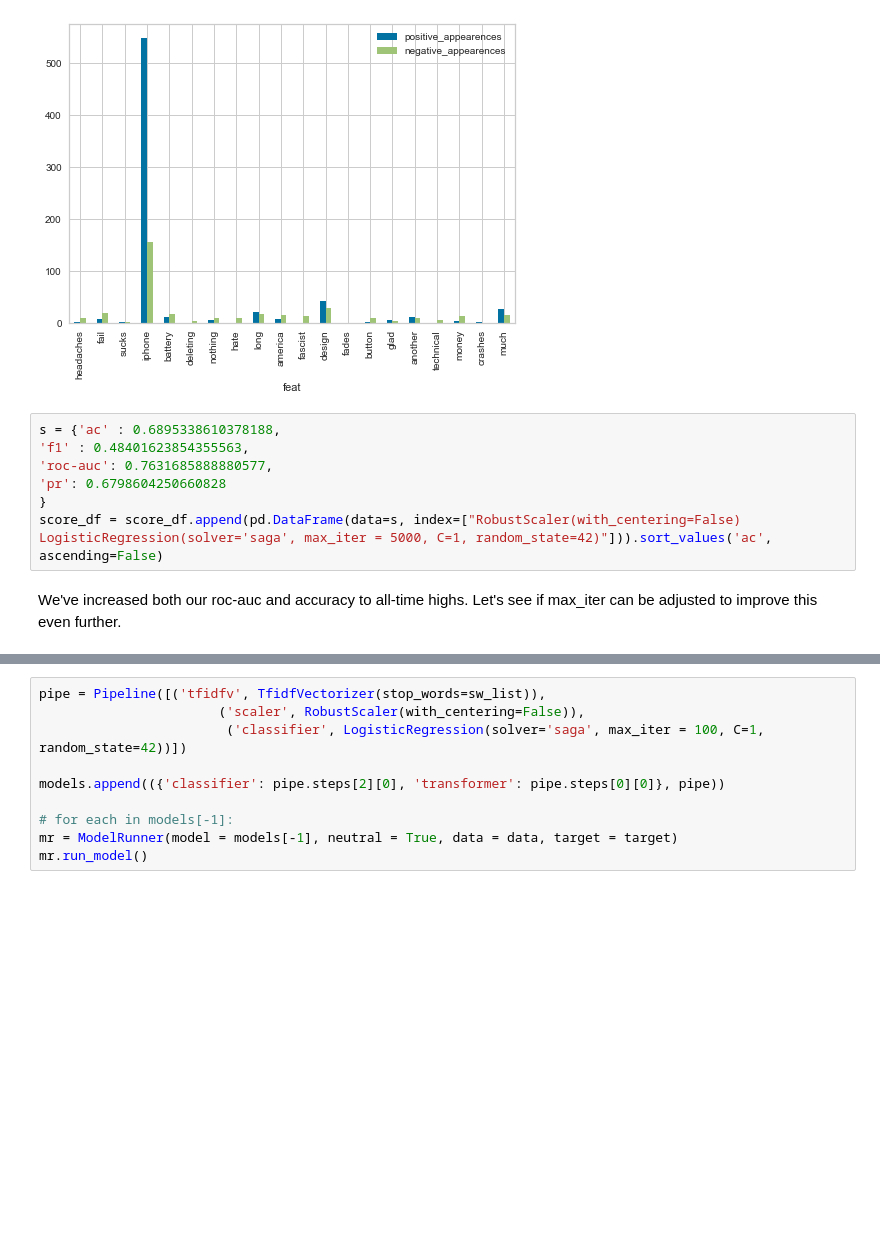
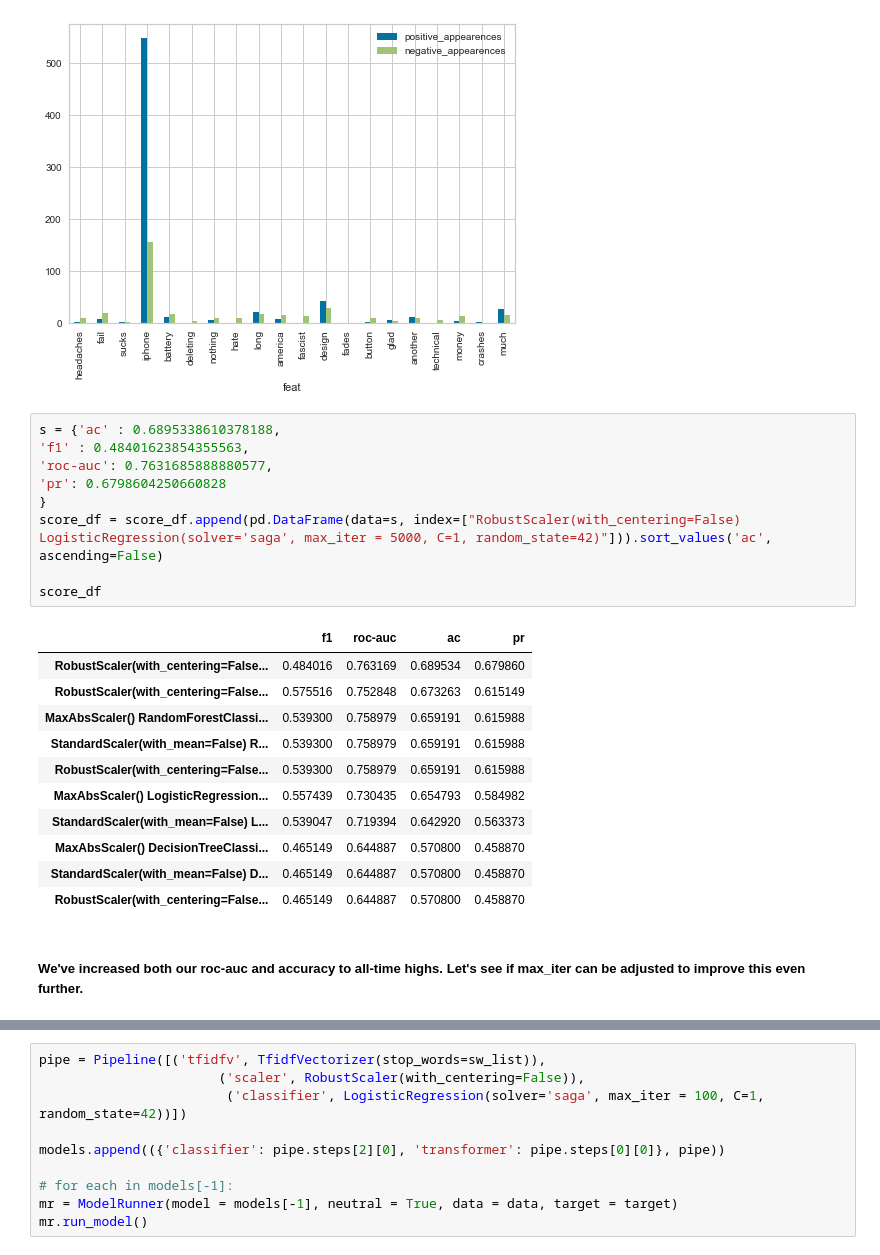
Before and after one commit to stone-ericm/sentiment_analysis_NLP_project-, a Jupyter notebook: notebook.ipynb, the cells around one changed output, grey strips where cells are left out. Drawn from its saved outputs; the diff is of its cells as text; blank space fills up the shorter version.

```diff
--- a/notebook.ipynb
+++ b/notebook.ipynb
@@ -1049,12 +1042,26 @@ Precision: 0.6798604250660828
 # %%
 s = {'ac' : 0.6895338610378188,
 'f1' : 0.48401623854355563,
 'roc-auc': 0.7631685888880577,
 'pr': 0.6798604250660828
 }
 score_df = score_df.append(pd.DataFrame(data=s, index=["RobustScaler(with_centering=False) LogisticRegression(solver='saga', max_iter = 5000, C=1, random_state=42)"])).sort_values('ac', ascending=False)
+
+score_df
+# %% [output]
+|  | f1 | roc-auc | ac | pr |
+| RobustScaler(with_centering=False... | 0.484016 | 0.763169 | 0.689534 | 0.679860 |
+| RobustScaler(with_centering=False... | 0.575516 | 0.752848 | 0.673263 | 0.615149 |
+| MaxAbsScaler() RandomForestClassi... | 0.539300 | 0.758979 | 0.659191 | 0.615988 |
+| StandardScaler(with_mean=False) R... | 0.539300 | 0.758979 | 0.659191 | 0.615988 |
+| RobustScaler(with_centering=False... | 0.539300 | 0.758979 | 0.659191 | 0.615988 |
+| MaxAbsScaler() LogisticRegression... | 0.557439 | 0.730435 | 0.654793 | 0.584982 |
+| StandardScaler(with_mean=False) L... | 0.539047 | 0.719394 | 0.642920 | 0.563373 |
+| MaxAbsScaler() DecisionTreeClassi... | 0.465149 | 0.644887 | 0.570800 | 0.458870 |
+| StandardScaler(with_mean=False) D... | 0.465149 | 0.644887 | 0.570800 | 0.458870 |
+| RobustScaler(with_centering=False... | 0.465149 | 0.644887 | 0.570800 | 0.458870 |
 # %% [markdown]
-We've increased both our roc-auc and accuracy to all-time highs. Let's see if max_iter can be adjusted to improve this even further.
+##### We've increased both our roc-auc and accuracy to all-time highs. Let's see if max_iter can be adjusted to improve this even further.
 # %%
 param_range = [-100,-10,1,10,100,1000,3000,5000,9000]
 
```
Also changed, not shown: parts of 72 cells of this notebook.
